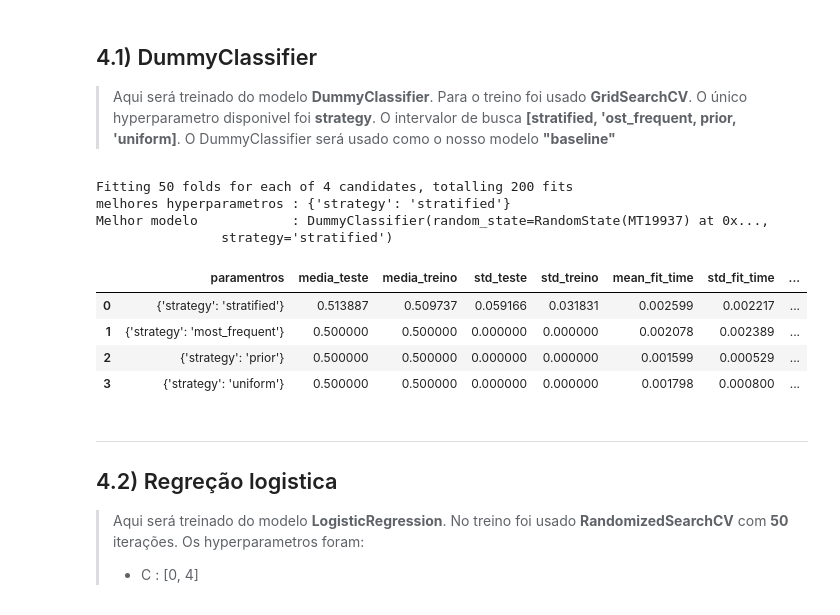
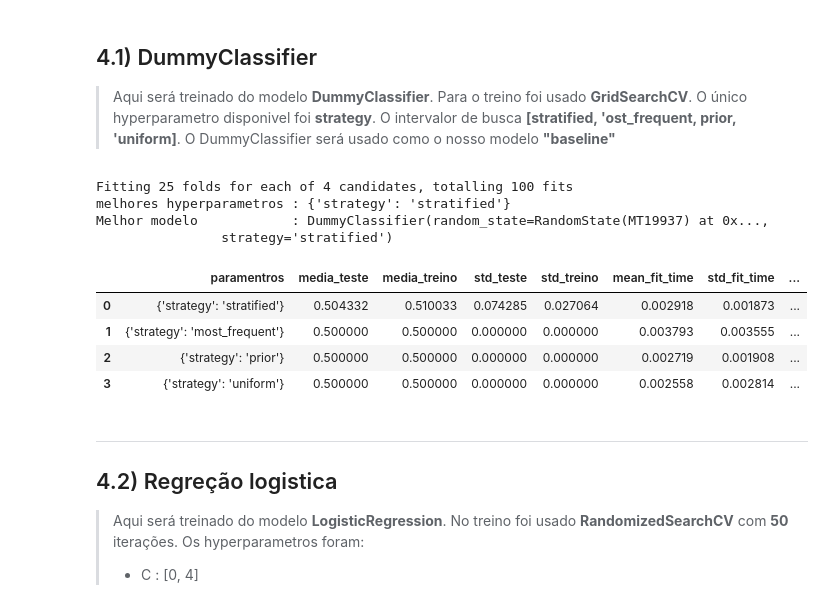
Before and after one commit to HenriqueCCdA/BC_DS_Projeto_Final, a Jupyter notebook: Notebooks/ML/treinamentos.ipynb, the cells around one changed output. Drawn from its saved outputs; the diff is of its cells as text; code cells hidden in the pictures.

```diff
--- a/Notebooks/ML/treinamentos.ipynb
+++ b/Notebooks/ML/treinamentos.ipynb
@@ -146,4 +146,6 @@ _ = variaveis_explicativas(dados_com_corte)
 # %% [markdown]
 ### Divindido os dados em validação e Cross Valadiation (teste+treino)
 # %%
-x_cv, x_val, y_cv, y_val = cv_val_split(dados_com_corte, p_val = .15, seed = 14715)
+rng = RandomState(MT19937(SeedSequence(14715)))
+x_cv, x_val, y_cv, y_val = cv_val_split(dados_com_corte, p_val = .15, rng=rng)
+y_val
@@ -174,40 +194,40 @@ Número total de entradas para o Cross Validation : 298
 
 A opção **refit** foi deixado como **true** logo depois que o melhor modelo for selecioando o RandomizedSearchCV/GridSearchCv **re-treina** esse modelo com o dataset completo (treino+teste).
 # %%
-n_iter   = 20
+n_iter   = 10
 n_splits = 5
-n_repeats= 10
+n_repeats= 5
 seed     = 14715
 # %% [markdown]
 ## 4.1) DummyClassifier
 
 > Aqui será treinado do modelo **DummyClassifier**. Para o treino foi usado **GridSearchCV**. O único hyperparametro disponivel foi **strategy**. O intervalor de busca  **[stratified, 'ost_frequent, prior, 'uniform]**. O DummyClassifier será usado como o nosso modelo **"baseline"**
 # %%
-rng = RandomState(MT19937(SeedSequence(123456789)))
+rng = RandomState(MT19937(SeedSequence(seed)))
 
 modelo = DummyClassifier(random_state=rng)
 
 parameters = {'strategy' : ['stratified', 'most_frequent', 'prior', 'uniform']}
 
 resultados, melhor_modelo_dummy, melhores_hyperparametros  = treina_modelo_grid_search_cv(modelo,
                                                                                       x_cv,
                                                                                       y_cv,
                                                                                       parameters,
                                                                                       n_splits=n_splits,
                                                                                       n_repeats=n_repeats,
-                                                                                      seed=seed)
+                                                                                      rng=rng)
 
 resultados_treinamento(resultados, melhor_modelo_dummy, melhores_hyperparametros)
 # %% [output]
-Fitting 50 folds for each of 4 candidates, totalling 200 fits
+Fitting 25 folds for each of 4 candidates, totalling 100 fits
 melhores hyperparametros : {'strategy': 'stratified'}
 Melhor modelo            : DummyClassifier(random_state=RandomState(MT19937) at 0x...,
                 strategy='stratified')
 |  | paramentros | media_teste | media_treino | std_teste | std_treino | mean_fit_time | std_fit_time | ... |
-| 0 | {'strategy': 'stratified'} | 0.513887 | 0.509737 | 0.059166 | 0.031831 | 0.002599 | 0.002217 | ... |
-| 1 | {'strategy': 'most_frequent'} | 0.500000 | 0.500000 | 0.000000 | 0.000000 | 0.002078 | 0.002389 | ... |
-| 2 | {'strategy': 'prior'} | 0.500000 | 0.500000 | 0.000000 | 0.000000 | 0.001599 | 0.000529 | ... |
-| 3 | {'strategy': 'uniform'} | 0.500000 | 0.500000 | 0.000000 | 0.000000 | 0.001798 | 0.000800 | ... |
+| 0 | {'strategy': 'stratified'} | 0.504332 | 0.510033 | 0.074285 | 0.027064 | 0.002918 | 0.001873 | ... |
+| 1 | {'strategy': 'most_frequent'} | 0.500000 | 0.500000 | 0.000000 | 0.000000 | 0.003793 | 0.003555 | ... |
+| 2 | {'strategy': 'prior'} | 0.500000 | 0.500000 | 0.000000 | 0.000000 | 0.002719 | 0.001908 | ... |
+| 3 | {'strategy': 'uniform'} | 0.500000 | 0.500000 | 0.000000 | 0.000000 | 0.002558 | 0.002814 | ... |
 # %% [markdown]
 ---
 ## 4.2) Regreção logistica
```
Also changed, not shown: parts of 6 cells of this notebook, 1 other file.
